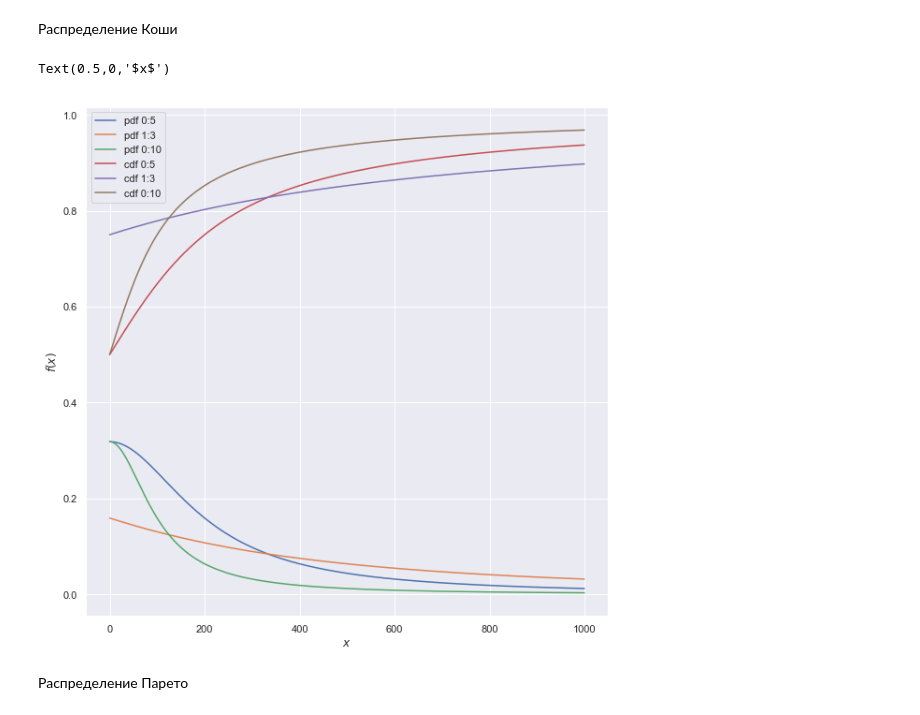
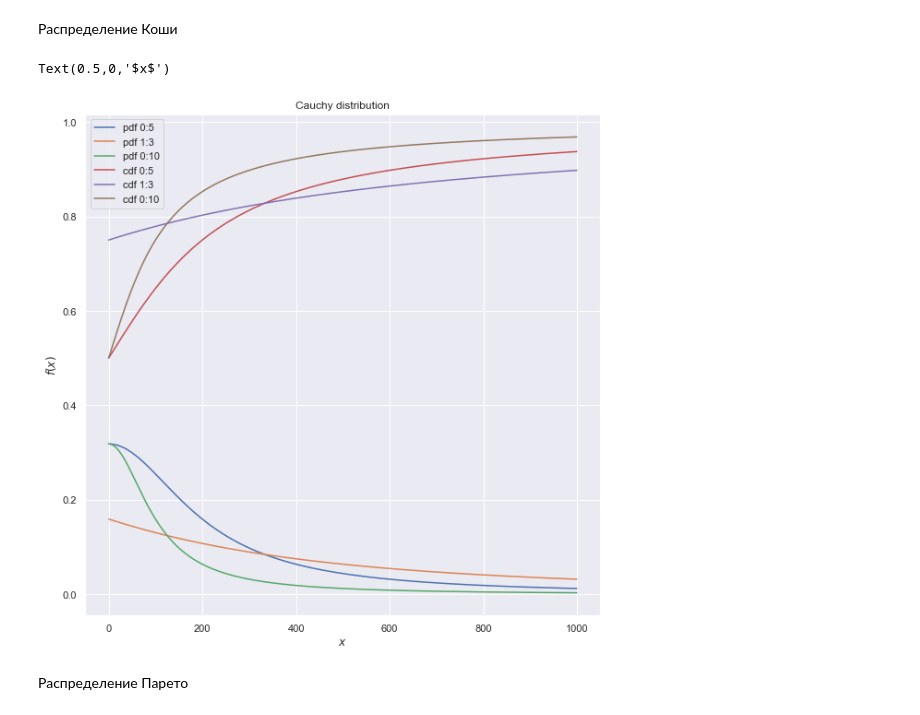
Before and after one commit to Ilmetov/Netology_ilmetov, a Jupyter notebook: Ter_Ver_And_Stat/ДЗ_probability.ipynb, the cells around one changed output. Saved outputs shown, nothing was run; the diff lists cells and outputs as text; code cells hidden in the pictures.

```diff
--- a/Ter_Ver_And_Stat/ДЗ_probability.ipynb
+++ b/Ter_Ver_And_Stat/ДЗ_probability.ipynb
@@ -70,29 +83,29 @@ Text(0.5,0,'$x$')
 # %%
 cauchy_rv = sts.cauchy()
 
 x = np.linspace(0,5,1000)
 y = np.linspace(1,3,1000)
 z = np.linspace(0,10, 1000)
 pdf = cauchy_rv.pdf(x)
 pdf2 = cauchy_rv.pdf(y)
 pdf3 = cauchy_rv.pdf(z)
 cdf = cauchy_rv.cdf(x)
 cdf2 = cauchy_rv.cdf(y)
 cdf3 = cauchy_rv.cdf(z)
 plt.figure(figsize=(10,10))
 plt.plot(pdf)
 plt.plot(pdf2)
 plt.plot(pdf3)
 plt.plot(cdf)
 plt.plot(cdf2)
 plt.plot(cdf3)
-
+plt.title('Cauchy distribution')
 plt.legend(['pdf 0:5',  'pdf 1:3', 'pdf 0:10', 'cdf 0:5',  'cdf 1:3', 'cdf 0:10'])
 plt.ylabel('$f(x)$')
 plt.xlabel('$x$')
 # %% [output]
 Text(0.5,0,'$x$')
-[figure, old version]
+[figure, new version]
 # %% [markdown]
 Распределение Парето
 # %%
```
Also changed, not shown: parts of 4 cells of this notebook.
